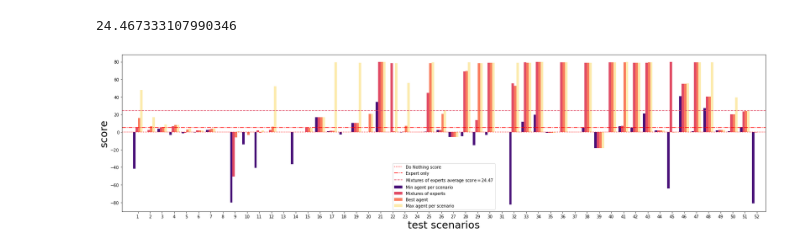
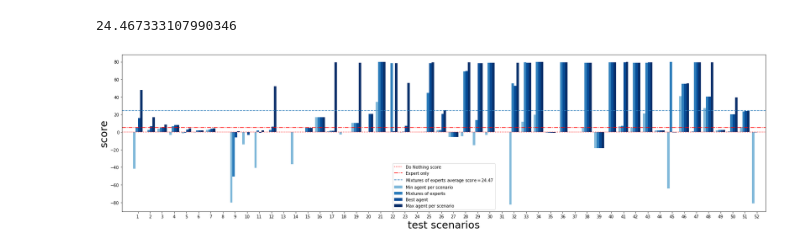
Before and after one commit to gaetanserre/L2RPN-2022_PPO-Baseline, a Jupyter notebook: make_figure_8.ipynb, the cells around one changed output. Saved outputs shown, nothing was run; the diff lists cells and outputs as text; code cells hidden in the pictures.

Commit message:
Update color palette figure 8

```diff
--- a/make_figure_8.ipynb
+++ b/make_figure_8.ipynb
@@ -63,19 +63,19 @@ mean_best_agent = best_agent.mean()
 # %%
 scenarios = np.array(range(1, scores_mixture_experts.shape[0]+1))
 width = 0.2
 plt.figure(figsize=(28, 7))
-plt.bar(scenarios, min_agents, width, label="Min agent per scenario", color="#491078")
-plt.bar(scenarios+width, scores_mixture_experts, width, label="Mixtures of experts", color="#e14c65")
-plt.bar(scenarios+width*2, best_agent, width, label="Best agent", color="#f97c5d")
-plt.bar(scenarios+width*3, max_agents, width, label="Max agent per scenario", color="#fcebad")
+plt.bar(scenarios, min_agents, width, label="Min agent per scenario", color="#81b9da")
+plt.bar(scenarios+width, scores_mixture_experts, width, label="Mixtures of experts", color="#2d7dbb")
+plt.bar(scenarios+width*2, best_agent, width, label="Best agent", color="#084c96")
+plt.bar(scenarios+width*3, max_agents, width, label="Max agent per scenario", color="#08306b")
 plt.axhline(0, label=f"Do Nothing score", color="red", linestyle=':')
 plt.axhline(5.44, label=f"Expert only", color="red", linestyle='-.')
-plt.axhline(mean_agent, label=f"Mixtures of experts average score$={mean_agent:.2f}$", linestyle="--", color="#e14c65")
+plt.axhline(mean_agent, label=f"Mixtures of experts average score$={mean_agent:.2f}$", linestyle="--", color="#2d7dbb")
 plt.ylabel("score", fontsize=25)
 plt.xlabel("test scenarios", fontsize=25)
 plt.xticks(scenarios+1.5*width, scenarios)
 plt.xlim((0, scenarios[-1]+1))
 _=plt.legend()
 plt.savefig("figure8.pdf")
 # %% [output]
-[figure, old version]
+[figure, new version]
```
Also changed, not shown: 1 other file.
